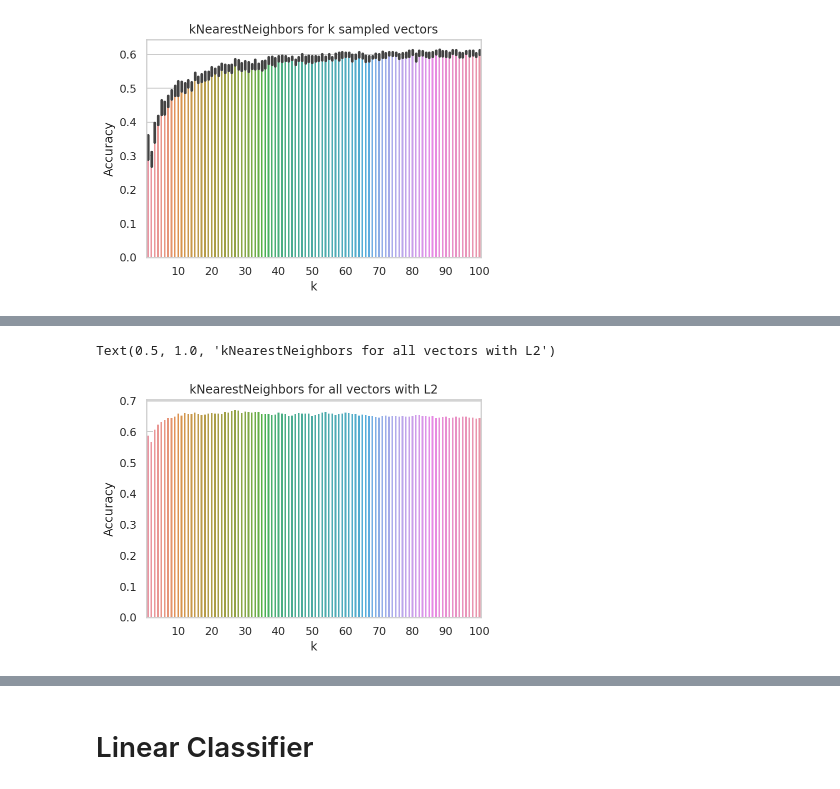
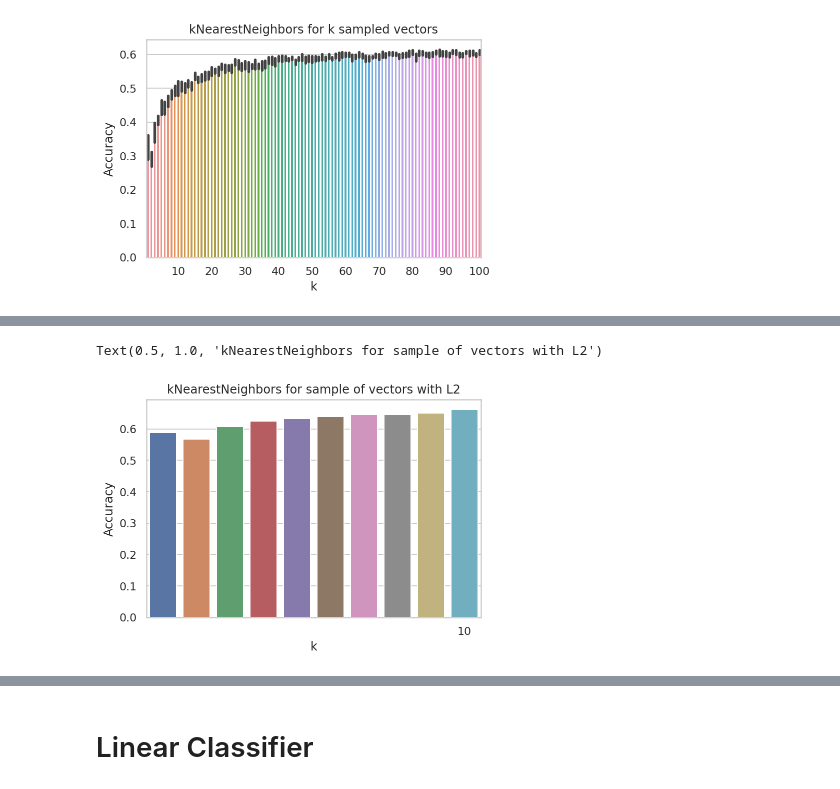
Before and after one commit to jerrychen109/CLIP-fewshot, a Jupyter notebook: Pipeline.ipynb, the cells around one changed output, grey strips where cells are left out. Drawn from its saved outputs; the diff is of its cells as text; code cells hidden in the pictures.

```diff
--- a/Pipeline.ipynb
+++ b/Pipeline.ipynb
@@ -586,5 +586,5 @@ def revisedClassifyImagesWithKNN(prototypeVector, images, trueLabels, k1, k2, it
 totalAccuracy, iterAccuracies, selectLabelAccuracies, assignLabelAccuracies, imageAccuraciesLst = revisedClassifyImagesWithKNN(vector, encoded_images[:1000], test_labels[:1000], -1, 1, 1)
 # %%
 multRunsKNN = {}
-for k in tqdm(range(1, 11)):
-  multRunsKNN[k] = revisedClassifyImagesWithKNN(vector, encoded_images[:1000], test_labels[:1000], -1, k, 10, recalc=True)
+for k in tqdm(range(1, 101)):
+  multRunsKNN[k] = revisedClassifyImagesWithKNN(vector, encoded_images[:1000], test_labels[:1000], -1, k, 1, recalc=True)
@@ -624,5 +643,5 @@ Text(0.5, 1.0, 'kNearestNeighbors for k sampled vectors')
 [figure]
 # %%
 multRunsKNN2 = {}
-for k in tqdm(range(1, 101)):
-  multRunsKNN2[k] = revisedClassifyImagesWithKNN(vector, encoded_images[:1000], test_labels[:1000], -1, k, 10, faiss.IndexFlatL2, recalc=True)
+for k in tqdm(range(1, 11)):
+  multRunsKNN2[k] = revisedClassifyImagesWithKNN(vector, encoded_images[:1000], test_labels[:1000], -1, k, 1, idxType=faiss.IndexFlatL2, recalc=True)
@@ -634,10 +664,10 @@ df_KNN2 = df_KNN2.explode("Accuracy")
 # %%
 ax2 = sns.barplot(x="k", y="Accuracy", data=df_KNN2)
 xticks=ax2.xaxis.get_major_ticks()
 for i in range(len(xticks)):
   if i%10!=9:
       xticks[i].set_visible(False)
-ax2.set_title("kNearestNeighbors for all vectors with L2")
+ax2.set_title("kNearestNeighbors for sample of vectors with L2")
 # %% [output]
-Text(0.5, 1.0, 'kNearestNeighbors for all vectors with L2')
+Text(0.5, 1.0, 'kNearestNeighbors for sample of vectors with L2')
-[figure, old version]
+[figure, new version]
```
Also changed, not shown: parts of 4 cells of this notebook.
